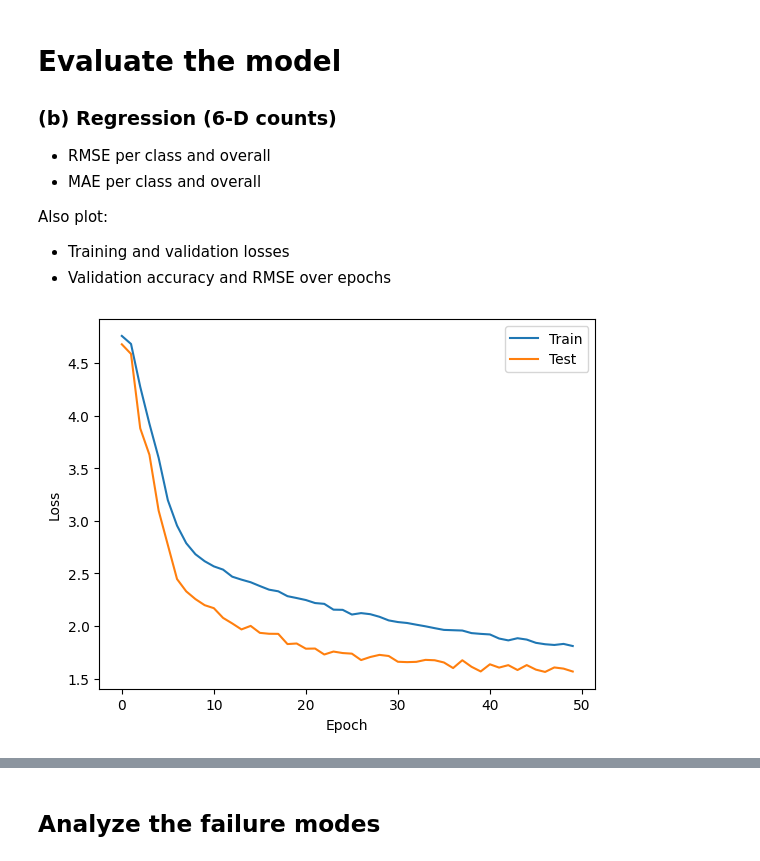
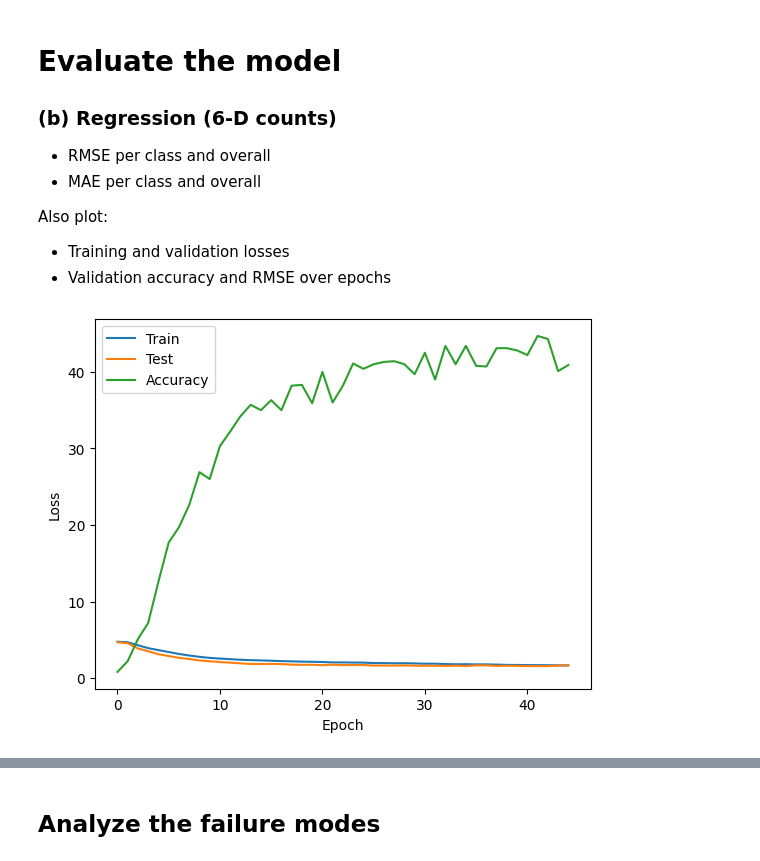
Before and after one commit to quantumFeline/dnn-hw-1, a Jupyter notebook: DNN_HW1.ipynb, the cells around one changed output, grey strips where cells are left out. Saved outputs shown, nothing was run; the diff lists cells and outputs as text; code cells hidden in the pictures.

```diff
--- a/DNN_HW1.ipynb
+++ b/DNN_HW1.ipynb
@@ -706,6 +597,10 @@ class ShapeClassifier(nn.Module):
         return logits_cls, logits_counts
 # %%
 class EarlyStopping:
+    """
+    Early stopping callback. Detects when the model stops improving and stops training.
+    After that, loads the best model state to prevent overfitting.
+    """
     def __init__(self, patience=5, delta=0):
         self.patience = patience
         self.delta = delta
@@ -1085,5 +1004,5 @@ def graph_loss(train_losses, test_losses, graph_name):
-# %%
-graph_loss(train_losses, test_losses, "loss_classification_only.jpg")
-# %% [output]
-[figure, removed]
+# %%
+graph_loss_class(train_losses_class, test_losses_class, accuracies_class, "loss_classification_only.jpg")
+# %% [output]
+[figure, added]
 # %%
```
Also changed, not shown: parts of 26 cells of this notebook, 6 other files.
